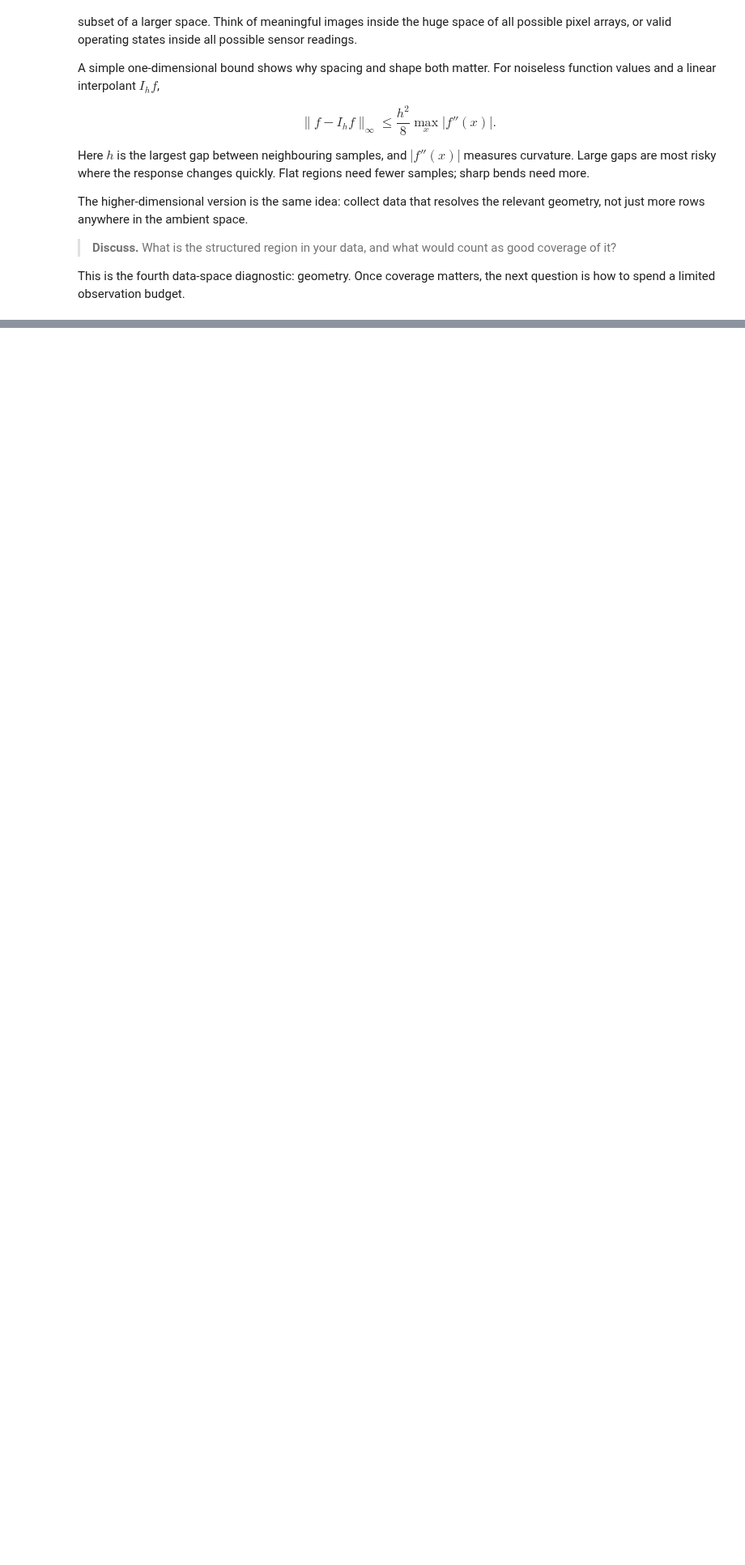
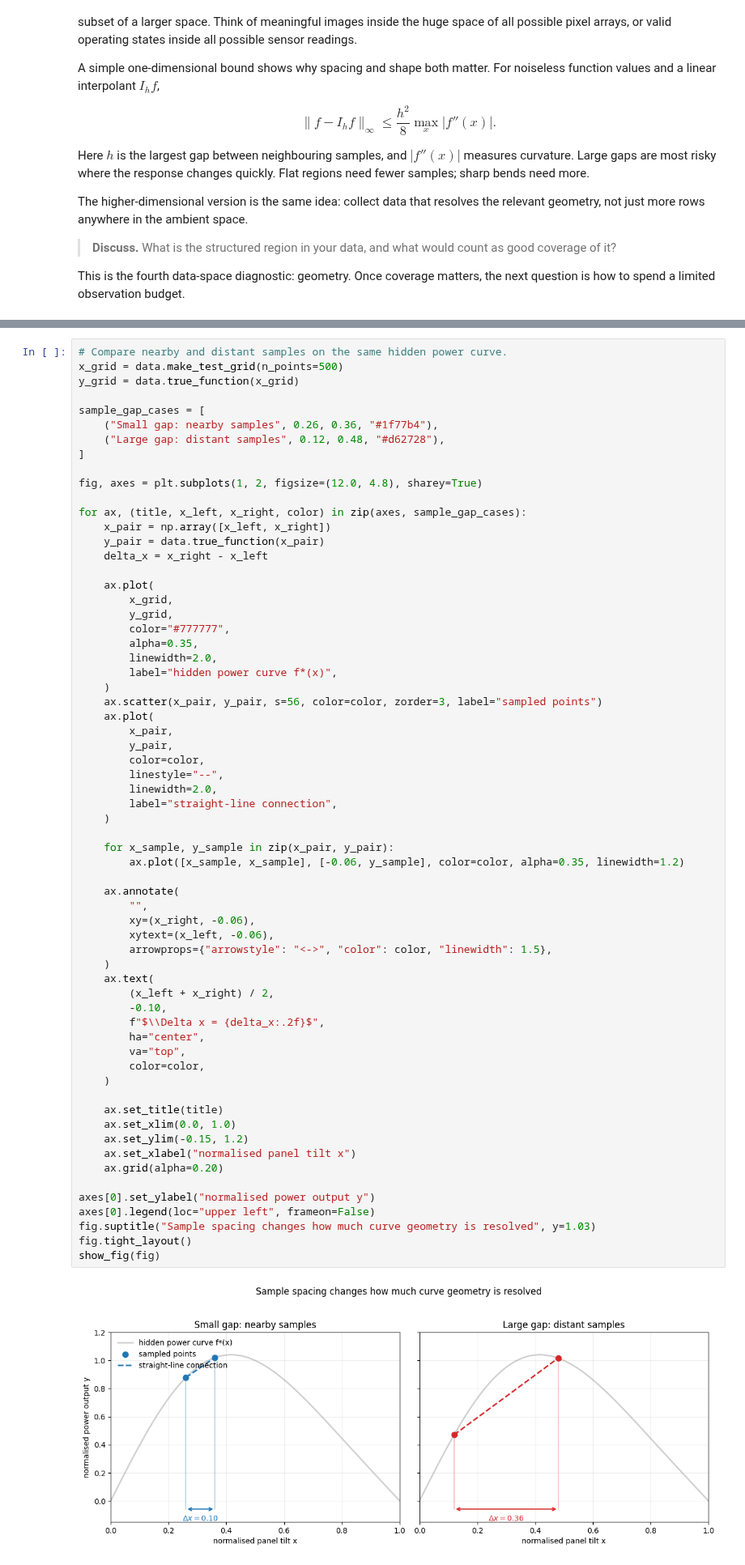
Before and after one commit to nextgenerationgraduatesprogram/nextgen2026-mlai-workshops, a Jupyter notebook: notebooks/01_data_space.ipynb, the cells around one changed output, grey strips where cells are left out. Shown at 81% size. Drawn from its saved outputs; the diff is of its cells as text; blank space fills up the shorter version.

```diff
--- a/notebooks/01_data_space.ipynb
+++ b/notebooks/01_data_space.ipynb
@@ -489,4 +489,70 @@ for title, points, curve, color, alpha in space_views:
 # %% [output]
 [figure]
 [figure]
+# %%
+# Compare nearby and distant samples on the same hidden power curve.
+x_grid = data.make_test_grid(n_points=500)
+y_grid = data.true_function(x_grid)
+
+sample_gap_cases = [
+    ("Small gap: nearby samples", 0.26, 0.36, "#1f77b4"),
+    ("Large gap: distant samples", 0.12, 0.48, "#d62728"),
+]
+
+fig, axes = plt.subplots(1, 2, figsize=(12.0, 4.8), sharey=True)
+
+for ax, (title, x_left, x_right, color) in zip(axes, sample_gap_cases):
+    x_pair = np.array([x_left, x_right])
+    y_pair = data.true_function(x_pair)
+    delta_x = x_right - x_left
+
+    ax.plot(
+        x_grid,
+        y_grid,
+        color="#777777",
+        alpha=0.35,
+        linewidth=2.0,
+        label="hidden power curve f*(x)",
+    )
+    ax.scatter(x_pair, y_pair, s=56, color=color, zorder=3, label="sampled points")
+    ax.plot(
+        x_pair,
+        y_pair,
+        color=color,
+        linestyle="--",
+        linewidth=2.0,
+        label="straight-line connection",
+    )
+
+    for x_sample, y_sample in zip(x_pair, y_pair):
+        ax.plot([x_sample, x_sample], [-0.06, y_sample], color=color, alpha=0.35, linewidth=1.2)
+
+    ax.annotate(
+        "",
+        xy=(x_right, -0.06),
+        xytext=(x_left, -0.06),
+        arrowprops={"arrowstyle": "<->", "color": color, "linewidth": 1.5},
+    )
+    ax.text(
+        (x_left + x_right) / 2,
+        -0.10,
+        f"$\\Delta x = {delta_x:.2f}$",
+        ha="center",
+        va="top",
+        color=color,
+    )
+
+    ax.set_title(title)
+    ax.set_xlim(0.0, 1.0)
+    ax.set_ylim(-0.15, 1.2)
+    ax.set_xlabel("normalised panel tilt x")
+    ax.grid(alpha=0.20)
+
+axes[0].set_ylabel("normalised power output y")
+axes[0].legend(loc="upper left", frameon=False)
+fig.suptitle("Sample spacing changes how much curve geometry is resolved", y=1.03)
+fig.tight_layout()
+show_fig(fig)
+# %% [output]
+[figure, added]
 # %% [markdown]
```
Also changed, not shown: parts of 1 cell of this notebook, 5 other files.
